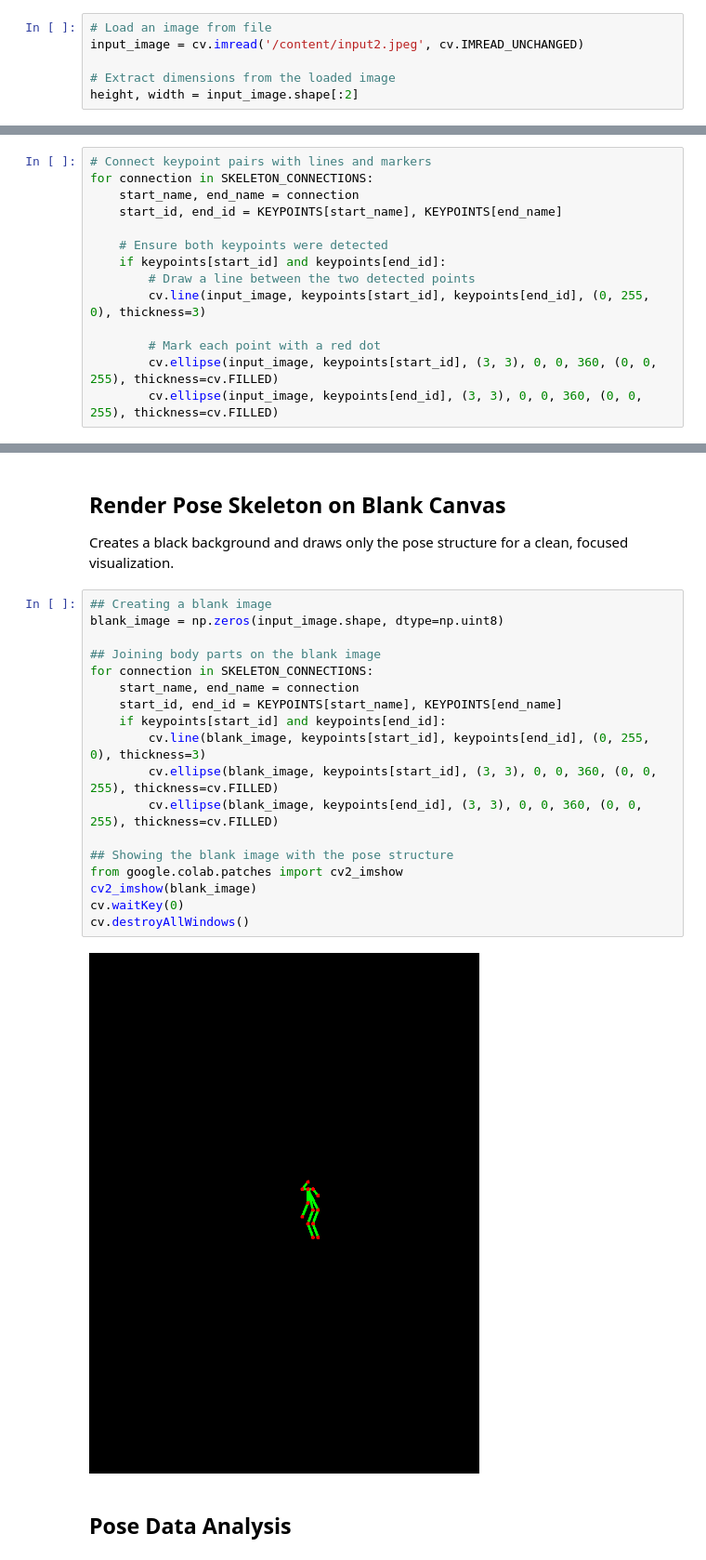
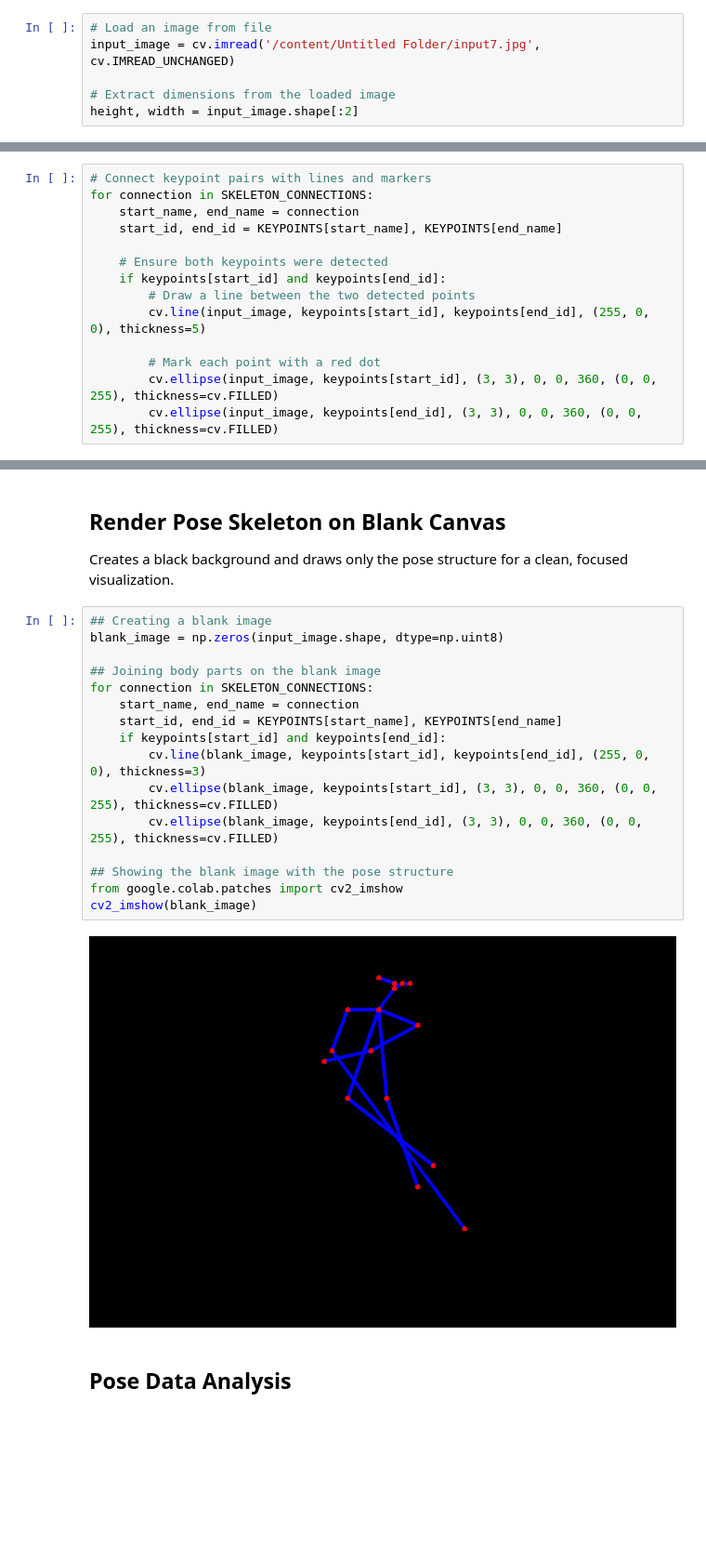
Before and after one commit to Redback-Operations/redback-orion, a Jupyter notebook: Player_Tracking/tennis_tracking/tennis-pose-detection/Pose Detection.ipynb, the cells around one changed output, grey strips where cells are left out. Shown at 93% size. Cells and saved outputs as stored; diff of their text form; blank space fills up the shorter version.

```diff
--- a/Player_Tracking/tennis_tracking/tennis-pose-detection/Pose Detection.ipynb
+++ b/Player_Tracking/tennis_tracking/tennis-pose-detection/Pose Detection.ipynb
@@ -44,7 +44,7 @@ pose_model = cv.dnn.readNetFromTensorflow("/content/pose.pb")
 Reads the image from the given path and extracts its dimensions.
 # %%
 # Load an image from file
-input_image = cv.imread('/content/input2.jpeg', cv.IMREAD_UNCHANGED)
+input_image = cv.imread('/content/Untitled Folder/input7.jpg', cv.IMREAD_UNCHANGED)
 
 # Extract dimensions from the loaded image
 height, width = input_image.shape[:2]
@@ -97,7 +97,7 @@ for connection in SKELETON_CONNECTIONS:
     # Ensure both keypoints were detected
     if keypoints[start_id] and keypoints[end_id]:
         # Draw a line between the two detected points
-        cv.line(input_image, keypoints[start_id], keypoints[end_id], (0, 255, 0), thickness=3)
+        cv.line(input_image, keypoints[start_id], keypoints[end_id], (255, 0, 0), thickness=5)
 
         # Mark each point with a red dot
         cv.ellipse(input_image, keypoints[start_id], (3, 3), 0, 0, 360, (0, 0, 255), thickness=cv.FILLED)
@@ -123,22 +117,20 @@ Creates a black background and draws only the pose structure for a clean, focuse
 # %%
 ## Creating a blank image
 blank_image = np.zeros(input_image.shape, dtype=np.uint8)
 
 ## Joining body parts on the blank image
 for connection in SKELETON_CONNECTIONS:
     start_name, end_name = connection
     start_id, end_id = KEYPOINTS[start_name], KEYPOINTS[end_name]
     if keypoints[start_id] and keypoints[end_id]:
-        cv.line(blank_image, keypoints[start_id], keypoints[end_id], (0, 255, 0), thickness=3)
+        cv.line(blank_image, keypoints[start_id], keypoints[end_id], (255, 0, 0), thickness=3)
         cv.ellipse(blank_image, keypoints[start_id], (3, 3), 0, 0, 360, (0, 0, 255), thickness=cv.FILLED)
         cv.ellipse(blank_image, keypoints[end_id], (3, 3), 0, 0, 360, (0, 0, 255), thickness=cv.FILLED)
 
 ## Showing the blank image with the pose structure
 from google.colab.patches import cv2_imshow
 cv2_imshow(blank_image)
-cv.waitKey(0)
-cv.destroyAllWindows()
 # %% [output]
-[figure, old version]
+[figure, new version]
 # %% [markdown]
 ## Pose Data Analysis
```
Also changed, not shown: parts of 5 cells of this notebook.
